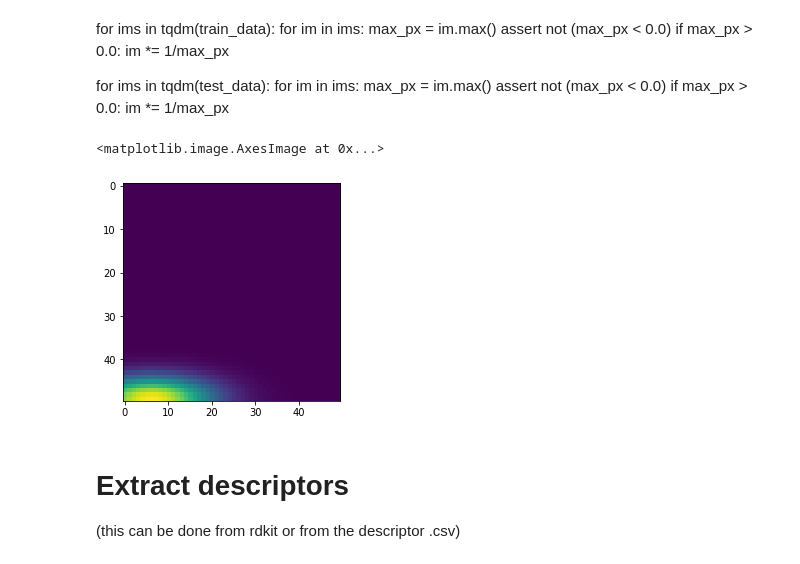
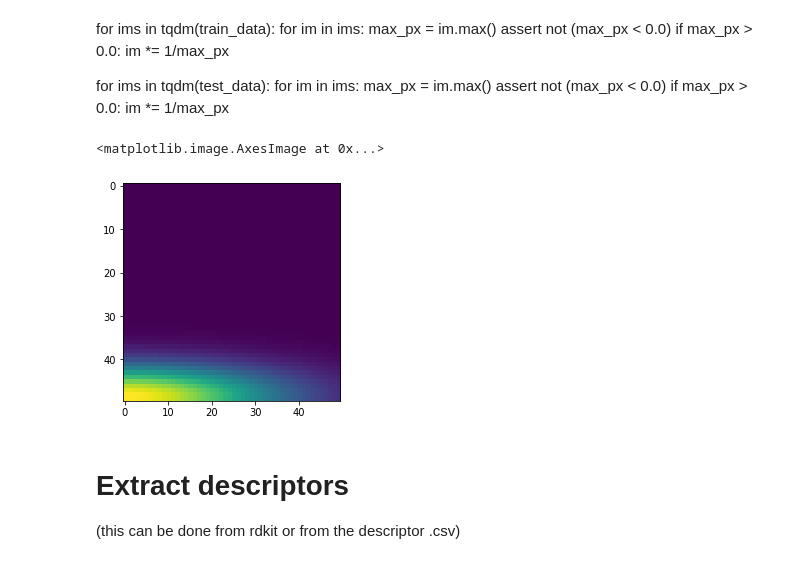
Before and after one commit to axean/mstda, a Jupyter notebook: desc_vec_predict_persistence_image_TRAIN.ipynb, the cells around one changed output. Drawn from its saved outputs; the diff is of its cells as text; code cells hidden in the pictures.

```diff
--- a/desc_vec_predict_persistence_image_TRAIN.ipynb
+++ b/desc_vec_predict_persistence_image_TRAIN.ipynb
@@ -20,7 +15,7 @@ from rdkit.Chem import Descriptors
 from gc import collect
 from pickle import load
 
-with open("9701_cech_persistence_images_012_50x50.pickle", mode = "rb") as data:
+with open("9701_vr_persistence_images_012_50x50.pickle", mode = "rb") as data:
     save_dict = load(data)
     train_molecules = save_dict["train_molecules"]
     train_data = save_dict["train_data"]
@@ -53,10 +48,10 @@ for ims in tqdm(test_data):
         if max_px > 0.0:
             im *= 1/max_px
 # %%
-plt.imshow(train_data[19,7])
+plt.imshow(train_data[10,3])
 # %% [output]
 <matplotlib.image.AxesImage at 0x...>
-[figure, old version]
+[figure, new version]
 # %% [markdown]
 # Extract descriptors
 (this can be done from rdkit or from the descriptor .csv)
```
Also changed, not shown: parts of 16 cells of this notebook, 19 other files.
